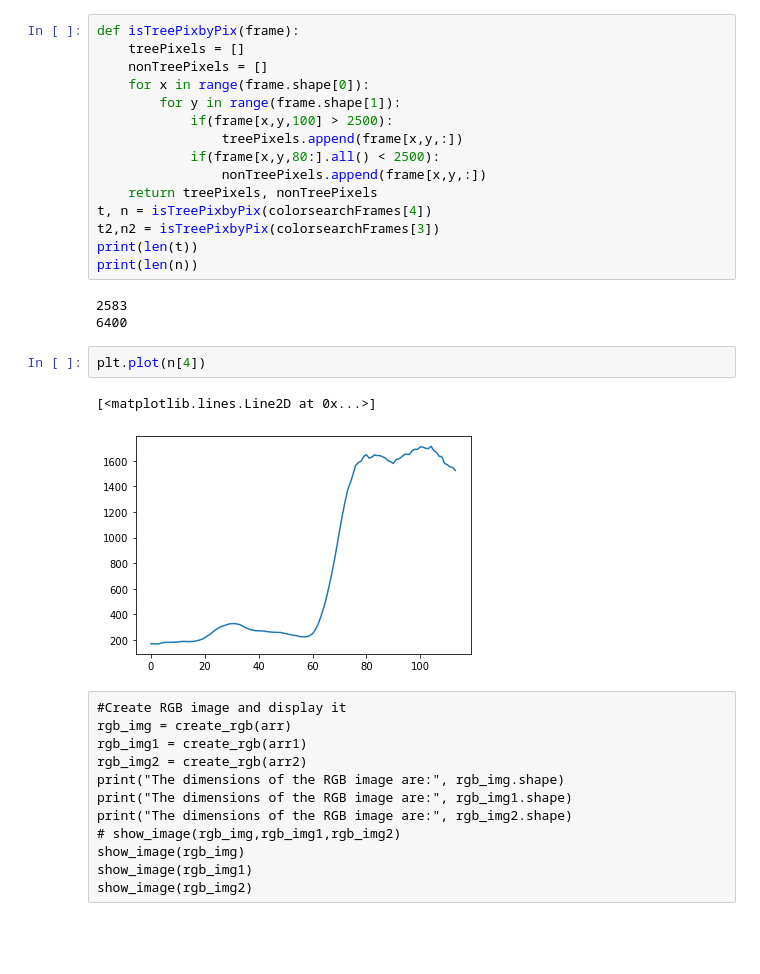
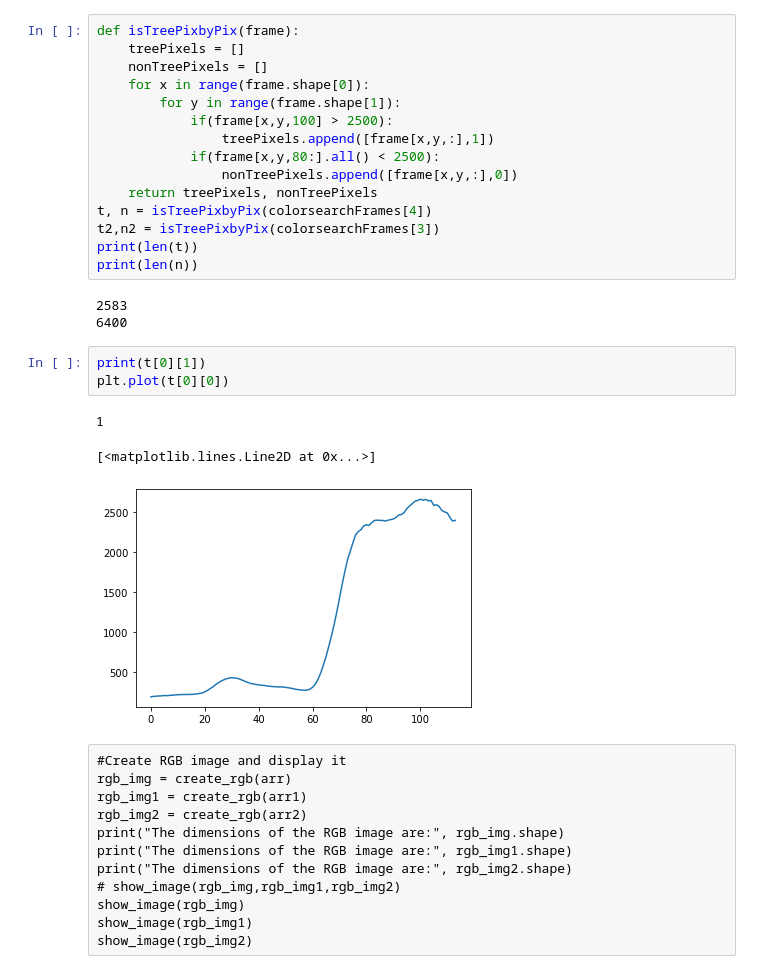
Before and after one commit to KopiousKarp/UD_ELEG404_TreeProject, a Jupyter notebook: TreeIdentification.ipynb, the cells around one changed output. Drawn from its saved outputs; the diff is of its cells as text; blank space fills up the shorter version.

```diff
--- a/TreeIdentification.ipynb
+++ b/TreeIdentification.ipynb
@@ -179,9 +179,9 @@ def isTreePixbyPix(frame):
     for x in range(frame.shape[0]):
         for y in range(frame.shape[1]):
             if(frame[x,y,100] > 2500):
-                treePixels.append(frame[x,y,:])
+                treePixels.append([frame[x,y,:],1])
             if(frame[x,y,80:].all() < 2500):
-                nonTreePixels.append(frame[x,y,:])
+                nonTreePixels.append([frame[x,y,:],0])
     return treePixels, nonTreePixels
 t, n = isTreePixbyPix(colorsearchFrames[4])
 t2,n2 = isTreePixbyPix(colorsearchFrames[3])
@@ -190,11 +190,13 @@ print(len(n))
 # %% [output]
 2583
 6400
-# %%
-plt.plot(n[4])
-# %% [output]
-[<matplotlib.lines.Line2D at 0x...>]
-[figure, removed]
+# %%
+print(t[0][1])
+plt.plot(t[0][0])
+# %% [output]
+1
+[<matplotlib.lines.Line2D at 0x...>]
+[figure, added]
 # %% [raw]
 #Create RGB image and display it
 rgb_img = create_rgb(arr)
```
Also changed, not shown: parts of 2 cells of this notebook, 1 other file.
